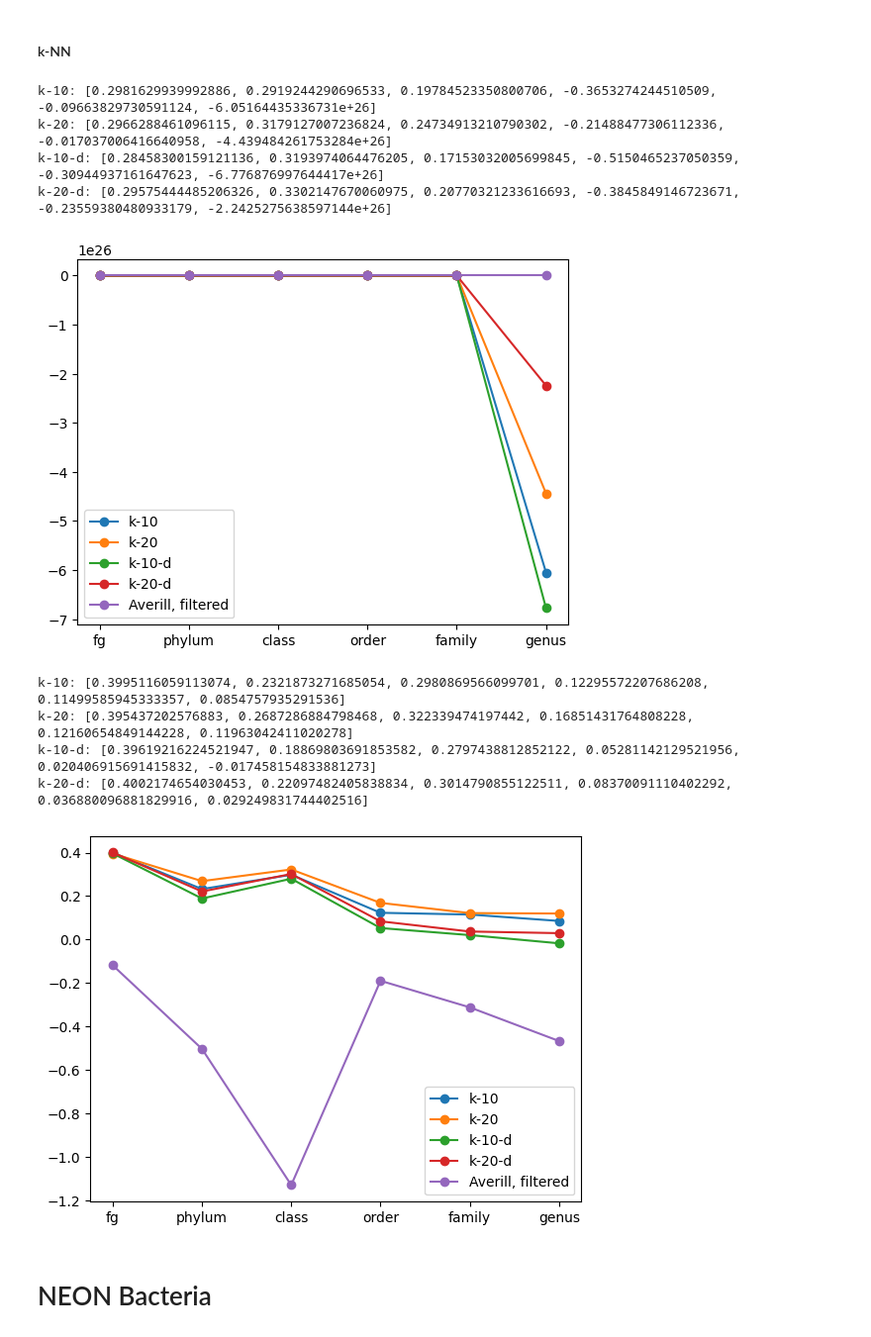
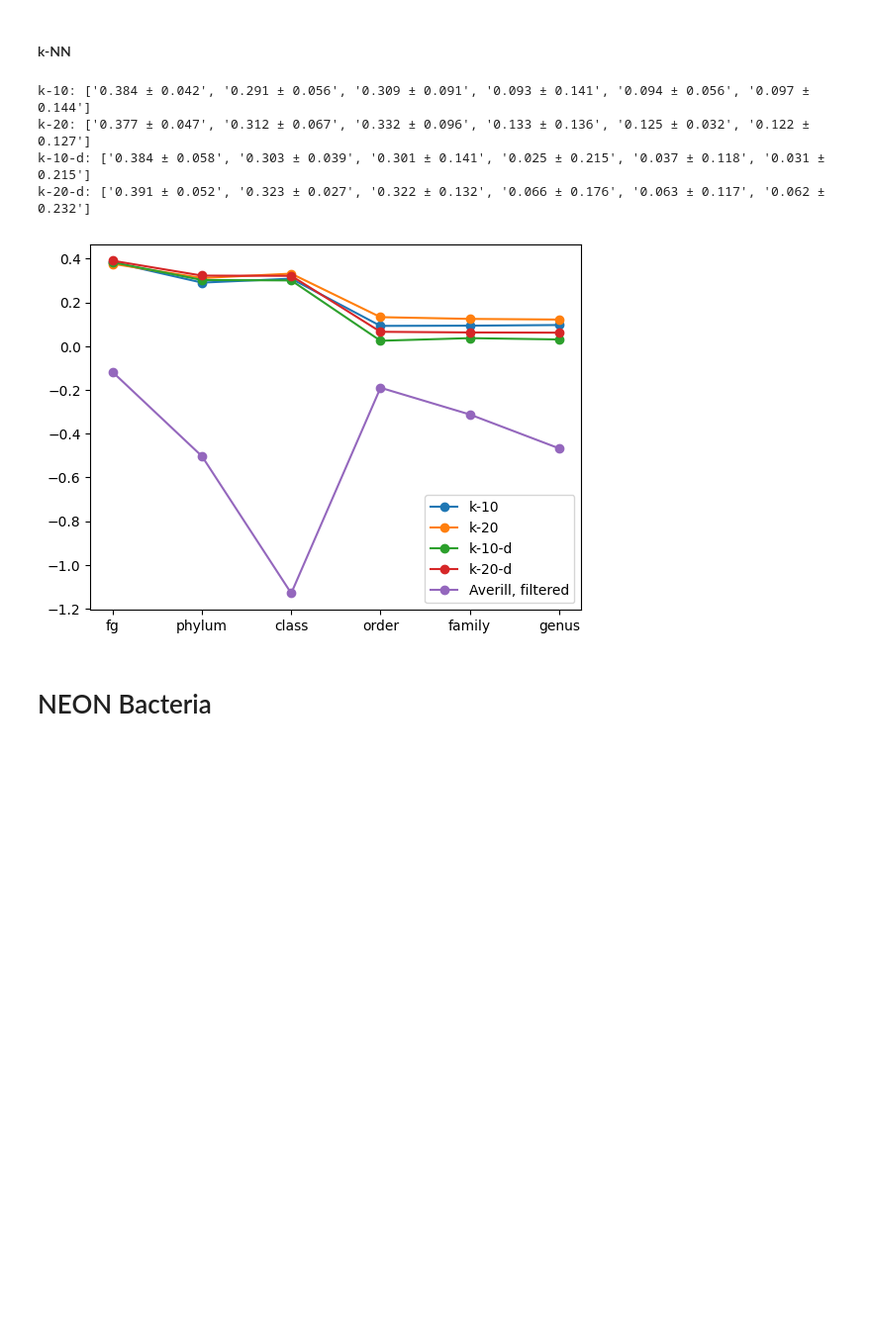
Before and after one commit to Vincent-Therrien/micropyome, a Jupyter notebook: demos/regressions.ipynb, the cells around one changed output. Shown at 99% size. Saved outputs shown, nothing was run; the diff lists cells and outputs as text; code cells hidden in the pictures; blank space fills up the shorter version.

```diff
--- a/demos/regressions.ipynb
+++ b/demos/regressions.ipynb
@@ -1323,12 +1390,15 @@ Default DT: [-0.12654113039371392, -0.3803335327363094, -0.4274501377543431, -1.
 # %%
 results = {}
+errors = {}
 for level in regression.TAXONOMIC_LEVELS:
     results[level] = {}
+    errors[level] = {}
     model = DecisionTreeRegressor(**params[level])
-    r = regression.train_evaluate_models(
+    r, e = regression.train_evaluate_models(
         {"Optimized DT": model}, X[level], Y[level], threshold=0.01, k_fold=5
     )
     results[level]["Optimized DT"] = r["Optimized DT"]
+    errors[level]["Optimized DT"] = e["Optimized DT"]
 
-graph_results(["Optimized DT"], results)
+graph_results(["Optimized DT"], results, errors)
 # %% [output]
@@ -1540,25 +1609,28 @@ Traceback (most recent call last):
   warnings.warn(
 # %%
-results = {}
-for level in regression.TAXONOMIC_LEVELS:
-    results[level] = {}
-    model =  MultiOutputRegressor(GradientBoostingRegressor(**renamed_params[level]))
-    r = regression.train_evaluate_models(
-        {"Optimized GB": model}, X[level], Y[level], threshold=0.00, k_fold=5
-    )
-    results[level]["Optimized GB"] = r["Optimized GB"]
-
-graph_results(["Optimized GB"], results)
+# results = {}
+# for level in regression.TAXONOMIC_LEVELS:
+#     results[level] = {}
+#     model =  MultiOutputRegressor(GradientBoostingRegressor(**renamed_params[level]))
+#     r = regression.train_evaluate_models(
+#         {"Optimized GB": model}, X[level], Y[level], threshold=0.00, k_fold=5
+#     )
+#     results[level]["Optimized GB"] = r["Optimized GB"]
+#
+# graph_results(["Optimized GB"], results)
 
 
 results = {}
+errors = {}
 for level in regression.TAXONOMIC_LEVELS:
     results[level] = {}
+    errors[level] = {}
     model =  MultiOutputRegressor(GradientBoostingRegressor(**renamed_params[level]))
-    r = regression.train_evaluate_models(
+    r, e = regression.train_evaluate_models(
         {"Optimized GB": model}, X[level], Y[level], threshold=0.01, k_fold=5
     )
     results[level]["Optimized GB"] = r["Optimized GB"]
+    errors[level]["Optimized GB"] = e["Optimized GB"]
 
-graph_results(["Optimized GB"], results)
+graph_results(["Optimized GB"], results, errors)
 # %% [output]
@@ -1571,25 +1641,20 @@ Optimized GB: [0.4093756292219113, 0.2767600548680055, 0.28635494634970876, 0.10
 # %%
 models = {
     "k-10": KNeighborsRegressor(10),
     "k-20": KNeighborsRegressor(20),
     "k-10-d": KNeighborsRegressor(10, weights="distance"),
     "k-20-d": KNeighborsRegressor(20, weights="distance"),
 }
-results = regression.train_evaluate_models_multiple_taxa(models, X, Y, k_fold=5)
-graph_results(models, results)
-results = regression.train_evaluate_models_multiple_taxa(models, X, Y, threshold=0.01, k_fold=5)
-graph_results(models, results)
+#results = regression.train_evaluate_models_multiple_taxa(models, X, Y, k_fold=5)
+#graph_results(models, results)
+results, errors = regression.train_evaluate_models_multiple_taxa(models, X, Y, threshold=0.01, k_fold=5)
+graph_results(models, results, errors)
 # %% [output]
-k-10: [0.2981629939992886, 0.2919244290696533, 0.19784523350800706, -0.3653274244510509, -0.09663829730591124, -6.05164435336731e+26]
-k-20: [0.2966288461096115, 0.3179127007236824, 0.24734913210790302, -0.21488477306112336, -0.017037006416640958, -4.439484261753284e+26]
-k-10-d: [0.28458300159121136, 0.3193974064476205, 0.17153032005699845, -0.5150465237050359, -0.30944937161647623, -6.776876997644417e+26]
-k-20-d: [0.29575444485206326, 0.3302147670060975, 0.20770321233616693, -0.3845849146723671, -0.23559380480933179, -2.2425275638597144e+26]
+k-10: ['0.384 ± 0.042', '0.291 ± 0.056', '0.309 ± 0.091', '0.093 ± 0.141', '0.094 ± 0.056', '0.097 ± 0.144']
+k-20: ['0.377 ± 0.047', '0.312 ± 0.067', '0.332 ± 0.096', '0.133 ± 0.136', '0.125 ± 0.032', '0.122 ± 0.127']
+k-10-d: ['0.384 ± 0.058', '0.303 ± 0.039', '0.301 ± 0.141', '0.025 ± 0.215', '0.037 ± 0.118', '0.031 ± 0.215']
+k-20-d: ['0.391 ± 0.052', '0.323 ± 0.027', '0.322 ± 0.132', '0.066 ± 0.176', '0.063 ± 0.117', '0.062 ± 0.232']
-[figure, old version]
+[figure, new version]
-k-10: [0.3995116059113074, 0.2321873271685054, 0.2980869566099701, 0.12295572207686208, 0.11499585945333357, 0.0854757935291536]
-k-20: [0.395437202576883, 0.2687286884798468, 0.322339474197442, 0.16851431764808228, 0.12160654849144228, 0.11963042411020278]
-k-10-d: [0.39619216224521947, 0.18869803691853582, 0.2797438812852122, 0.05281142129521956, 0.020406915691415832, -0.017458154833881273]
-k-20-d: [0.4002174654030453, 0.22097482405838834, 0.3014790855122511, 0.08370091110402292, 0.036880096881829916, 0.029249831744402516]
-[figure, removed]
 # %% [markdown]
 # NEON Bacteria
 # %%
```
Also changed, not shown: parts of 48 cells of this notebook, 12 other files.
